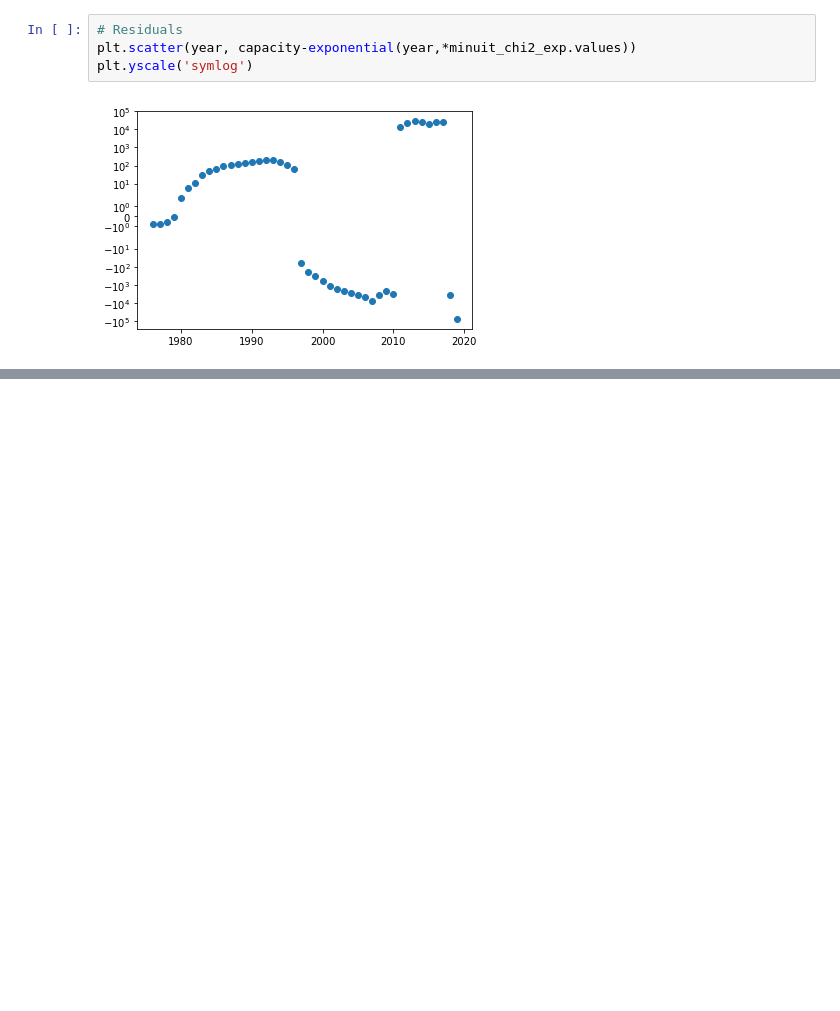
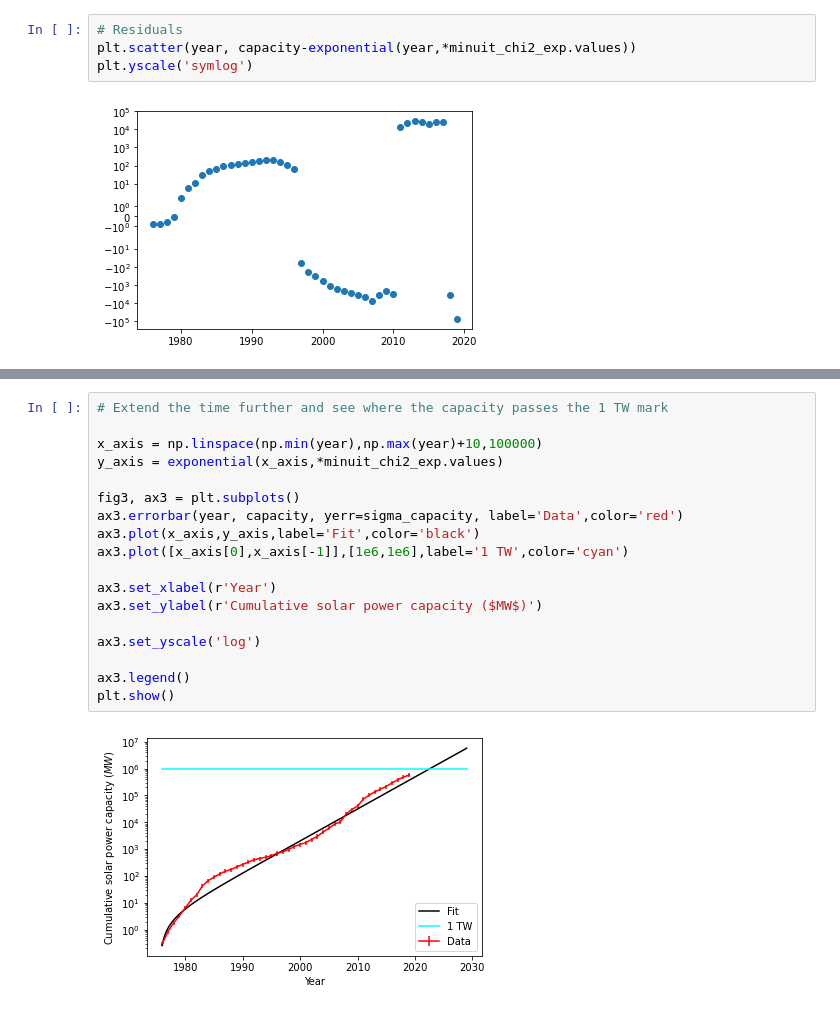
Before and after one commit to NathanvdBerg/AppStat-ProblemSet-2021, a Jupyter notebook: Problem 5.1.ipynb, the cells around one changed output, grey strips where cells are left out. Saved outputs shown, nothing was run; the diff lists cells and outputs as text; blank space fills up the shorter version.

```diff
--- a/Problem 5.1.ipynb
+++ b/Problem 5.1.ipynb
@@ -321,0 +383,20 @@ plt.yscale('symlog')
+# %%
+# Extend the time further and see where the capacity passes the 1 TW mark
+
+x_axis = np.linspace(np.min(year),np.max(year)+10,100000)
+y_axis = exponential(x_axis,*minuit_chi2_exp.values)
+
+fig3, ax3 = plt.subplots()
+ax3.errorbar(year, capacity, yerr=sigma_capacity, label='Data',color='red')
+ax3.plot(x_axis,y_axis,label='Fit',color='black')
+ax3.plot([x_axis[0],x_axis[-1]],[1e6,1e6],label='1 TW',color='cyan')
+
+ax3.set_xlabel(r'Year')
+ax3.set_ylabel(r'Cumulative solar power capacity ($MW$)')
+
+ax3.set_yscale('log')
+
+ax3.legend()
+plt.show()
+# %% [output]
+[figure, added]
```
Also changed, not shown: parts of 4 cells of this notebook, 3 other files.
